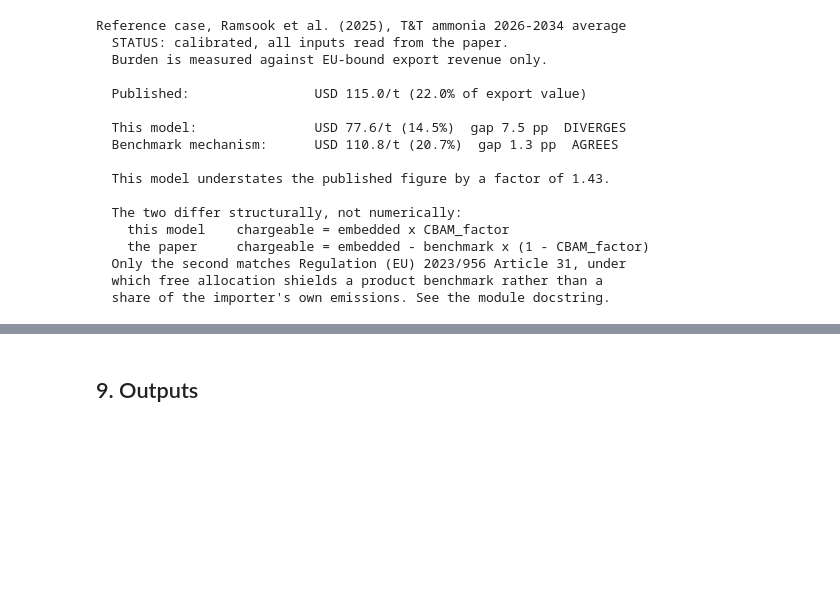
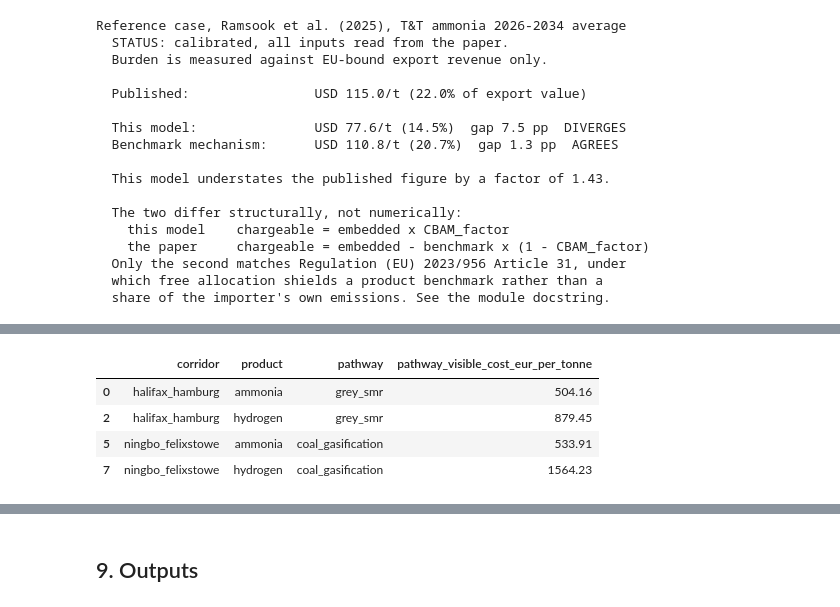
Before and after one commit to Samir-Abuisneneh/cbam-dashboard, a Jupyter notebook: run_model.ipynb, the cells around one changed output, grey strips where cells are left out. Cells and saved outputs as stored; diff of their text form; code cells hidden in the pictures; blank space fills up the shorter version.

```diff
--- a/run_model.ipynb
+++ b/run_model.ipynb
@@ -413,0 +419,9 @@ Reference case, Ramsook et al. (2025), T&T ammonia 2026-2034 average
+# %%
+ranking = outputs.pathway_cost_ranking(emissions, commercial)
+ranking[ranking.is_cheapest][['corridor', 'product', 'pathway', 'pathway_visible_cost_eur_per_tonne']]
+# %% [output]
+|  | corridor | product | pathway | pathway_visible_cost_eur_per_tonne |
+| 0 | halifax_hamburg | ammonia | grey_smr | 504.16 |
+| 2 | halifax_hamburg | hydrogen | grey_smr | 879.45 |
+| 5 | ningbo_felixstowe | ammonia | coal_gasification | 533.91 |
+| 7 | ningbo_felixstowe | hydrogen | coal_gasification | 1564.23 |
```
Also changed, not shown: parts of 16 cells of this notebook, 19 other files.
